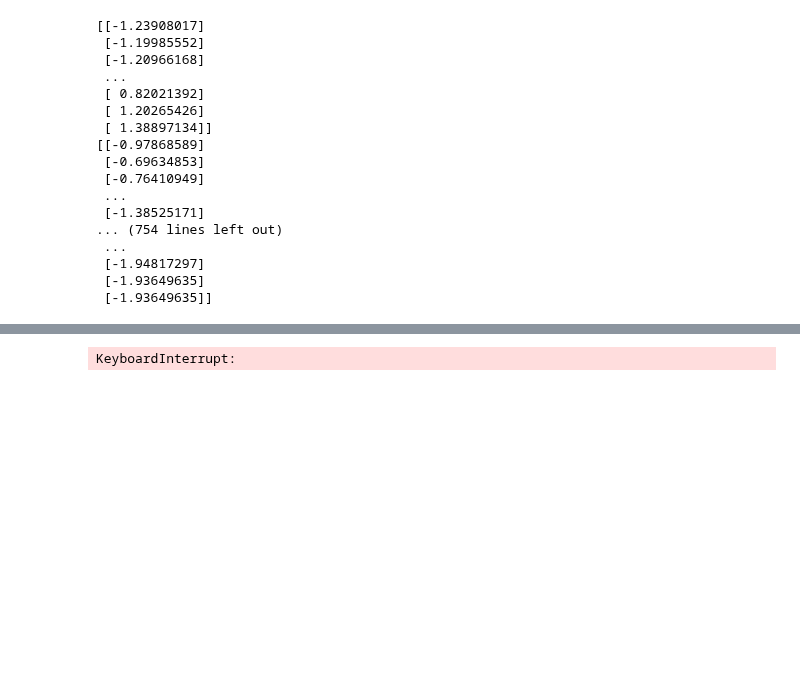
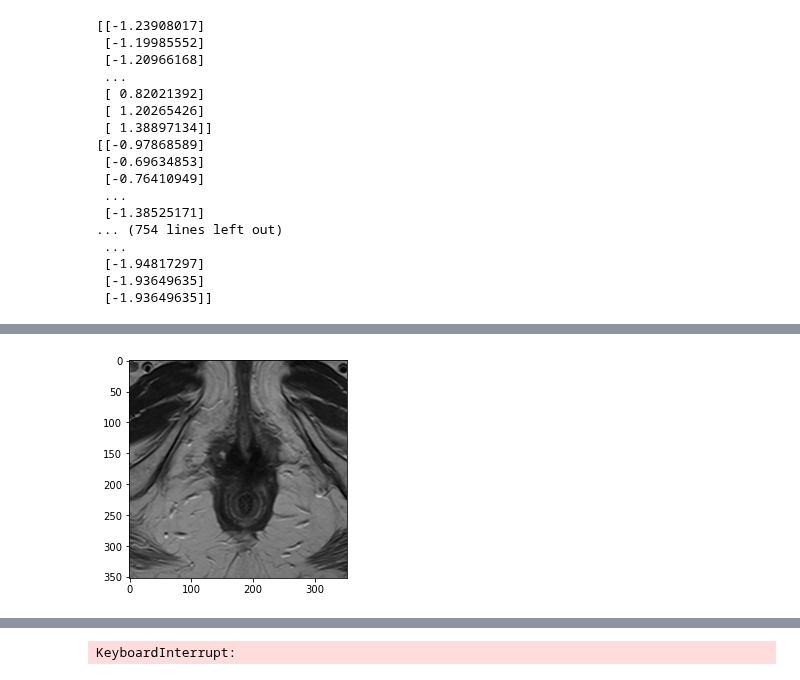
Before and after one commit to IngvildAskimAdde/MasterThesis, a Jupyter notebook: ZScore_normalization.ipynb, the cells around one changed output, grey strips where cells are left out. Drawn from its saved outputs; the diff is of its cells as text; code cells hidden in the pictures; blank space fills up the shorter version.

```diff
--- a/ZScore_normalization.ipynb
+++ b/ZScore_normalization.ipynb
@@ -123,6 +153,6 @@ def show_image(image, mask):#, image_prefix, mask_suffix):
 # %%
-image = sitk.ReadImage('/Volumes/LaCie/MasterThesis_Ingvild/LARC_cropped_ZScoreNorm/LARC-RRP-091/image.nii')
-mask = sitk.ReadImage('/Volumes/LaCie/MasterThesis_Ingvild/LARC_cropped_ZScoreNorm/LARC-RRP-091/1 RTSTRUCT LARC_MRS1-label.nii')
+image = sitk.ReadImage('/Volumes/LaCie/MasterThesis_Ingvild/LARC_cropped/LARC-RRP-091/image.nii')
+mask = sitk.ReadImage('/Volumes/LaCie/MasterThesis_Ingvild/LARC_cropped/LARC-RRP-091/1 RTSTRUCT LARC_MRS1-label.nii')
 #image = sitk.ReadImage('/Volumes/LaCie/MasterThesis_Ingvild/Oxy_cropped_ZScoreNorm/Oxytarget_90_PRE/T2.nii')
 #mask = sitk.ReadImage('/Volumes/LaCie/MasterThesis_Ingvild/Oxy_cropped_ZScoreNorm/Oxytarget_90_PRE/manual_an.nii')
 
@@ -136,6 +166,6 @@ image_array = sitk.GetArrayFromImage(image)
 mask_array = sitk.GetArrayFromImage(mask)
 
 plt.figure()
-plt.imshow(image_array[0], cmap='gray', vmin=0, vmax=1)
+plt.imshow(image_array[6], cmap='gray', vmin=0, vmax=1000)
 plt.show()
 # %% [output]
@@ -143,0 +172 @@ plt.show()
+[figure, added]
```
Also changed, not shown: parts of 4 cells of this notebook.
